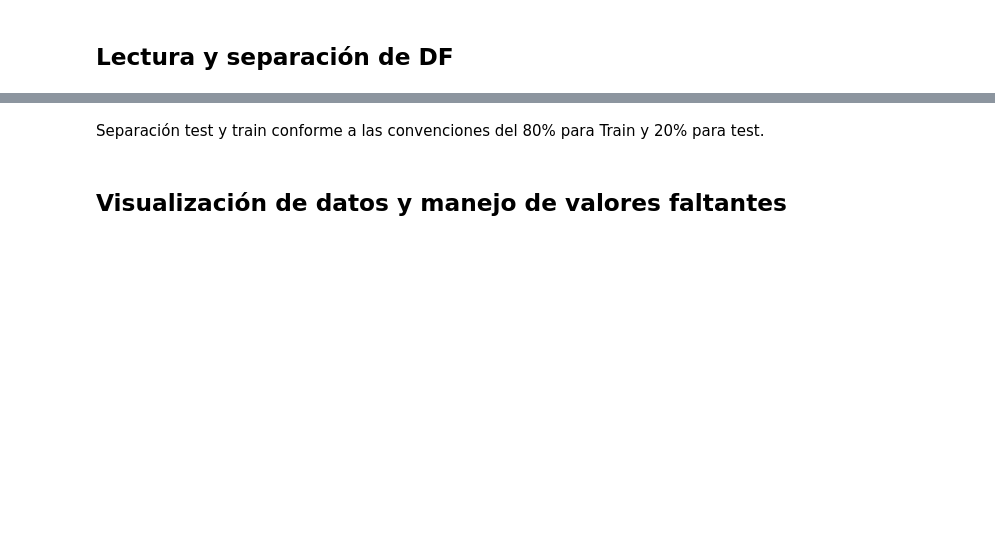
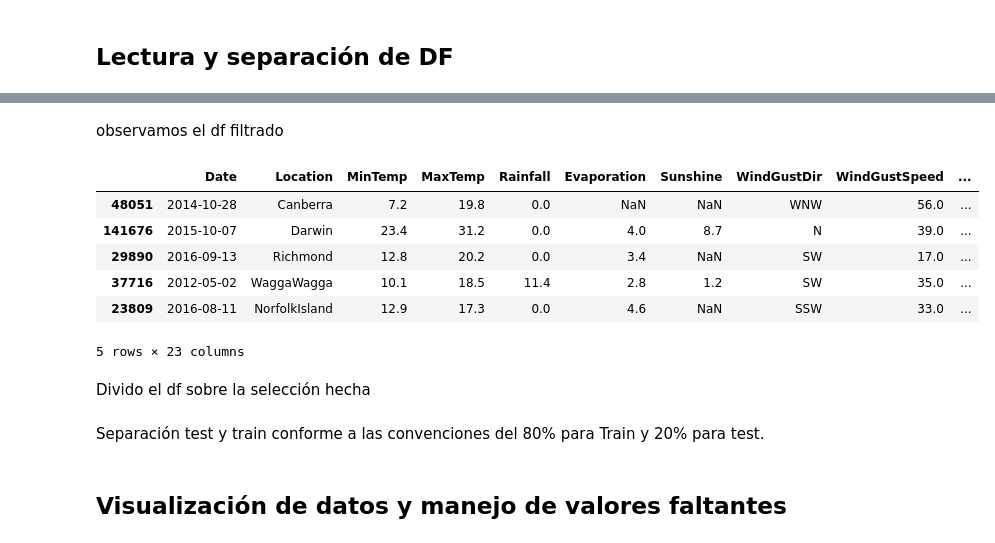
Before and after one commit to bpace1/AA1-TUIA-Crenna-Pace-SanchoAlmenar, a Jupyter notebook: TP-clasificacion-AA1.ipynb, the cells around one changed output, grey strips where cells are left out. Saved outputs shown, nothing was run; the diff lists cells and outputs as text; code cells hidden in the pictures; blank space fills up the shorter version.

```diff
--- a/TP-clasificacion-AA1.ipynb
+++ b/TP-clasificacion-AA1.ipynb
@@ -55,0 +50,27 @@ X: pd.DataFrame = df.drop(columns='RainTomorrow')
+# %%
+choosen_cities: list[str] =  ['NorfolkIsland',
+ 'Richmond',
+ 'Sydney',
+ 'Nhil',
+ 'Canberra',
+ 'GoldCoast',
+ 'Darwin',
+ 'NorahHead',
+ 'MountGambier',
+ 'WaggaWagga']
+# %%
+selected_df: pd.DataFrame = df[df['Location'].isin(choosen_cities)] #filtro por ubicaciones seleccionadas
+# %% [markdown]
+observamos el df filtrado
+# %%
+selected_df.sample(5)
+# %% [output]
+|  | Date | Location | MinTemp | MaxTemp | Rainfall | Evaporation | Sunshine | WindGustDir | WindGustSpeed | ... |
+| 48051 | 2014-10-28 | Canberra | 7.2 | 19.8 | 0.0 | NaN | NaN | WNW | 56.0 | ... |
+| 141676 | 2015-10-07 | Darwin | 23.4 | 31.2 | 0.0 | 4.0 | 8.7 | N | 39.0 | ... |
+| 29890 | 2016-09-13 | Richmond | 12.8 | 20.2 | 0.0 | 3.4 | NaN | SW | 17.0 | ... |
+| 37716 | 2012-05-02 | WaggaWagga | 10.1 | 18.5 | 11.4 | 2.8 | 1.2 | SW | 35.0 | ... |
+| 23809 | 2016-08-11 | NorfolkIsland | 12.9 | 17.3 | 0.0 | 4.6 | NaN | SSW | 33.0 | ... |
+5 rows × 23 columns
+# %% [markdown]
+Divido el df sobre la selección hecha
```
Also changed, not shown: parts of 23 cells of this notebook.
